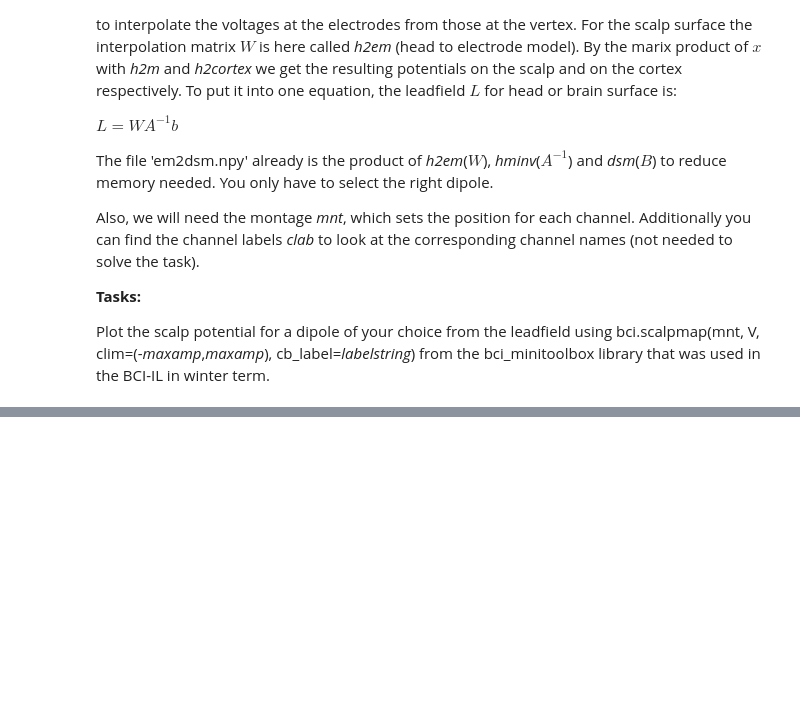
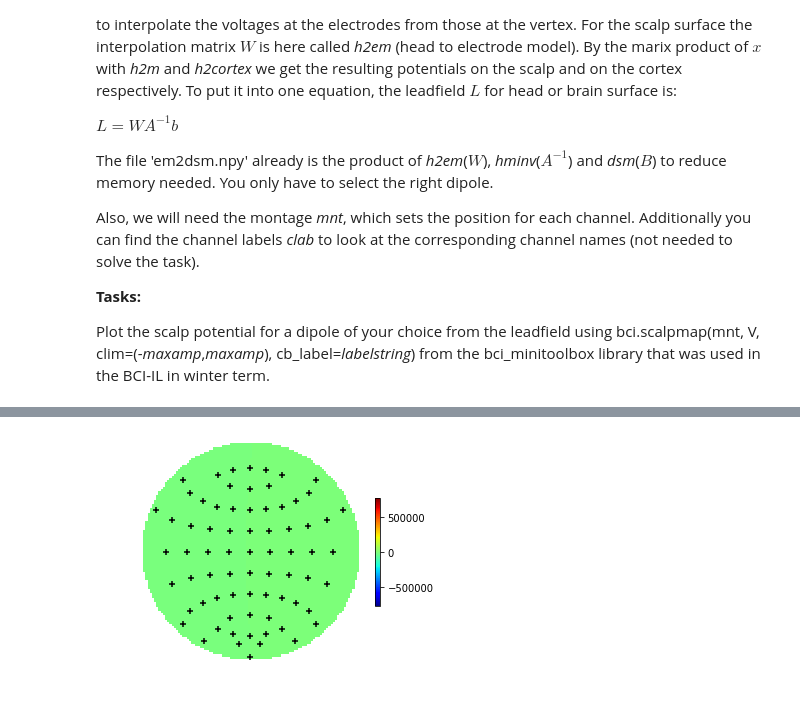
Before and after one commit to saikmsm/HWB, a Jupyter notebook: Exercise4.ipynb, the cells around one changed output, grey strips where cells are left out. Saved outputs shown, nothing was run; the diff lists cells and outputs as text; code cells hidden in the pictures; blank space fills up the shorter version.

```diff
--- a/Exercise4.ipynb
+++ b/Exercise4.ipynb
@@ -319,0 +373,5 @@ clab=np.load('clab.npy')
+# %%
+
+bci.scalpmap(mnt= mnt, v= em2dsm[:,50,0], clim=[-maxamp,maxamp] )
+# %% [output]
+[figure, added]
```
Also changed, not shown: parts of 10 cells of this notebook.
